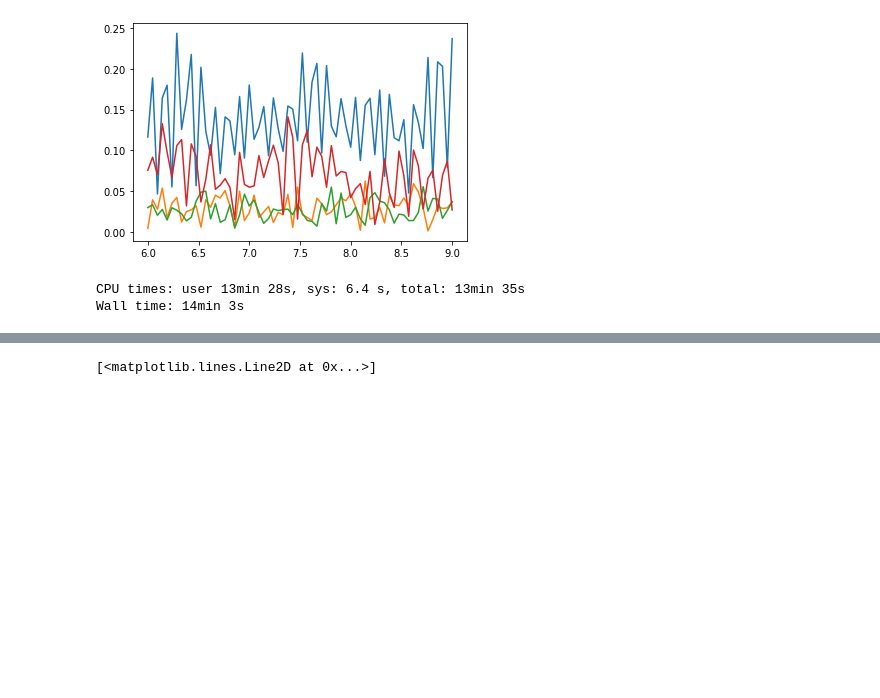
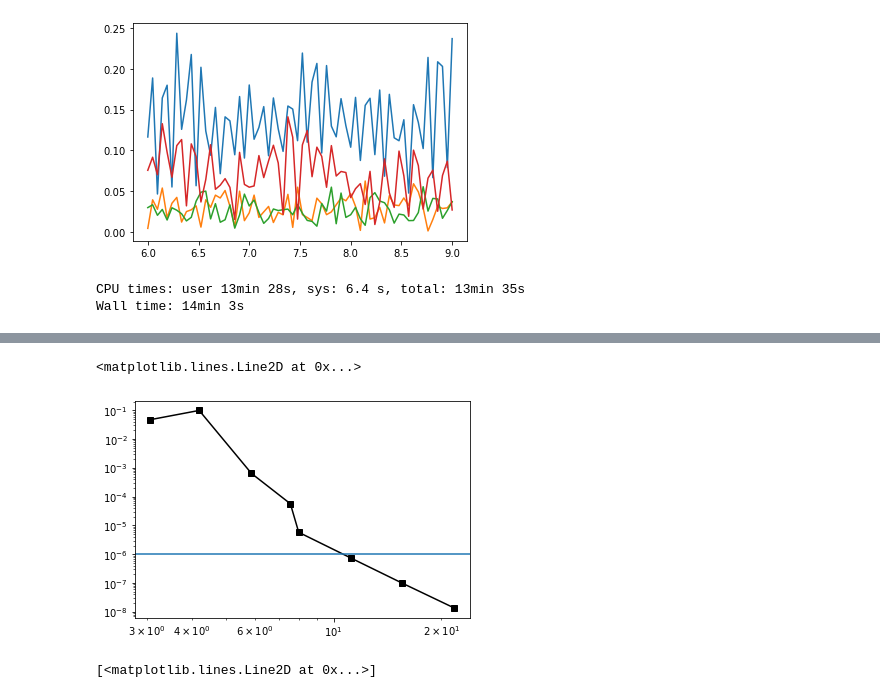
Before and after one commit to shadden/SolarSystemSecular, a Jupyter notebook: notebooks/SolarSystemSecularSetup.ipynb, the cells around one changed output, grey strips where cells are left out. Drawn from its saved outputs; the diff is of its cells as text; code cells hidden in the pictures; blank space fills up the shorter version.

```diff
--- a/notebooks/SolarSystemSecularSetup.ipynb
+++ b/notebooks/SolarSystemSecularSetup.ipynb
@@ -179,3 +202,12 @@ plt.axvline(1/8)
+# %%
+plt.plot(times,dEs,'ks-')
+#plt.plot(dtim,(dEs[0]) * (dts/dts[0])**6 ,'r--')
+plt.xscale('log')
+plt.yscale('log')
+plt.axhline(1e-6)
+# %% [output]
+<matplotlib.lines.Line2D at 0x...>
+[figure, added]
 # %%
 N = 1000
 
```
Also changed, not shown: parts of 14 cells of this notebook, 1 other file.
